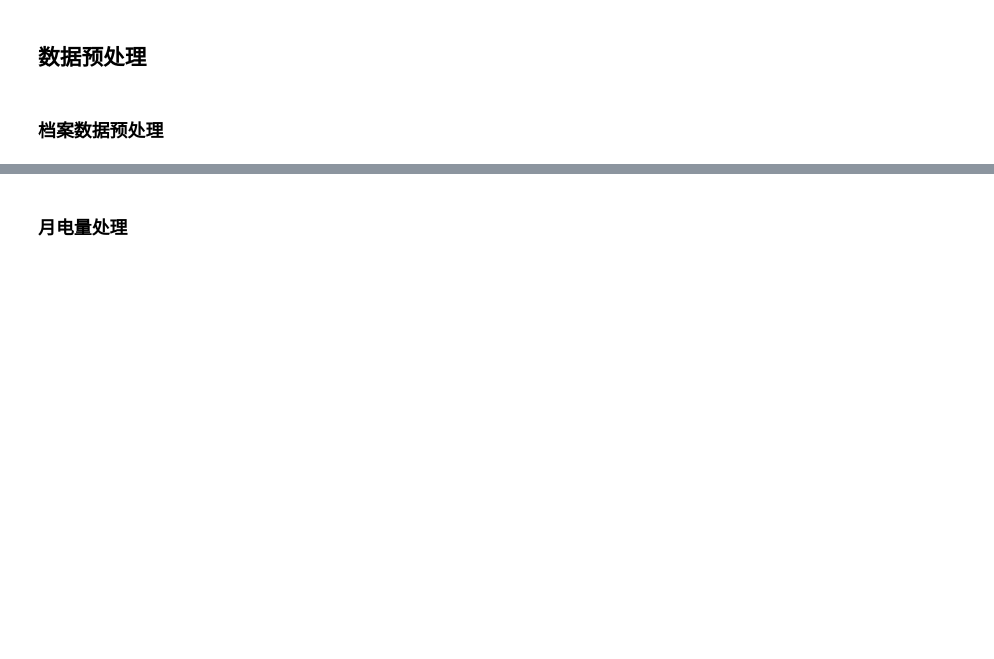
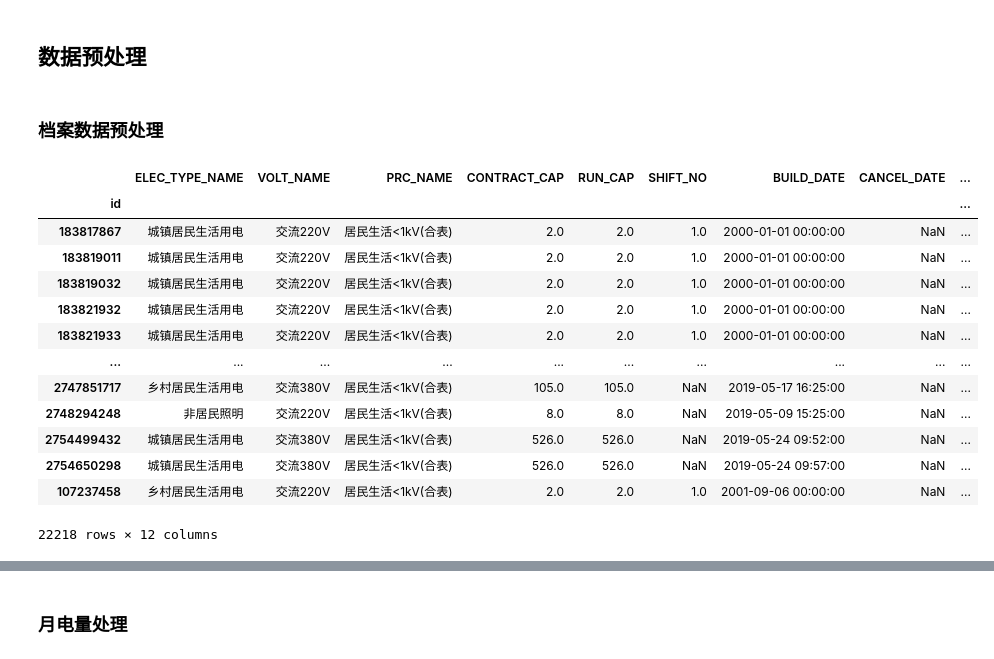
Before and after one commit to ZongXR/DCIC2022-Mining-Detection, a Jupyter notebook: notebooks/lightBGM.ipynb, the cells around one changed output, grey strips where cells are left out. Saved outputs shown, nothing was run; the diff lists cells and outputs as text; code cells hidden in the pictures; blank space fills up the shorter version.

```diff
--- a/notebooks/lightBGM.ipynb
+++ b/notebooks/lightBGM.ipynb
@@ -640,3 +610,23 @@ cons_info_test
+# %%
+cons_info_test = pd.read_csv("../data/B组_比特币挖矿_档案明细（20220313）.csv", index_col=0, quotechar='"', encoding="utf8")
+cons_info_test = cons_info_test.rename(columns={"Unnamed: 3": "PRC_NAME"})
+cons_info_test = cons_info_test.rename(columns={k: k.upper() for k in cons_info_test.columns})
+cons_info_test
+# %% [output]
+|  | ELEC_TYPE_NAME | VOLT_NAME | PRC_NAME | CONTRACT_CAP | RUN_CAP | SHIFT_NO | BUILD_DATE | CANCEL_DATE | ... |
+| id |  |  |  |  |  |  |  |  | ... |
+| 183817867 | 城镇居民生活用电 | 交流220V | 居民生活<1kV(合表) | 2.0 | 2.0 | 1.0 | 2000-01-01 00:00:00 | NaN | ... |
+| 183819011 | 城镇居民生活用电 | 交流220V | 居民生活<1kV(合表) | 2.0 | 2.0 | 1.0 | 2000-01-01 00:00:00 | NaN | ... |
+| 183819032 | 城镇居民生活用电 | 交流220V | 居民生活<1kV(合表) | 2.0 | 2.0 | 1.0 | 2000-01-01 00:00:00 | NaN | ... |
+| 183821932 | 城镇居民生活用电 | 交流220V | 居民生活<1kV(合表) | 2.0 | 2.0 | 1.0 | 2000-01-01 00:00:00 | NaN | ... |
+| 183821933 | 城镇居民生活用电 | 交流220V | 居民生活<1kV(合表) | 2.0 | 2.0 | 1.0 | 2000-01-01 00:00:00 | NaN | ... |
+| ... | ... | ... | ... | ... | ... | ... | ... | ... | ... |
+| 2747851717 | 乡村居民生活用电 | 交流380V | 居民生活<1kV(合表) | 105.0 | 105.0 | NaN | 2019-05-17 16:25:00 | NaN | ... |
+| 2748294248 | 非居民照明 | 交流220V | 居民生活<1kV(合表) | 8.0 | 8.0 | NaN | 2019-05-09 15:25:00 | NaN | ... |
+| 2754499432 | 城镇居民生活用电 | 交流380V | 居民生活<1kV(合表) | 526.0 | 526.0 | NaN | 2019-05-24 09:52:00 | NaN | ... |
+| 2754650298 | 城镇居民生活用电 | 交流380V | 居民生活<1kV(合表) | 526.0 | 526.0 | NaN | 2019-05-24 09:57:00 | NaN | ... |
+| 107237458 | 乡村居民生活用电 | 交流220V | 居民生活<1kV(合表) | 2.0 | 2.0 | 1.0 | 2001-09-06 00:00:00 | NaN | ... |
+22218 rows × 12 columns
 # %%
 cons_info_test = cons_info_test.drop(columns=["CANCEL_DATE", "TMP_DATE"])
 cons_info_test
```
Also changed, not shown: parts of 44 cells of this notebook, 2 other files.
